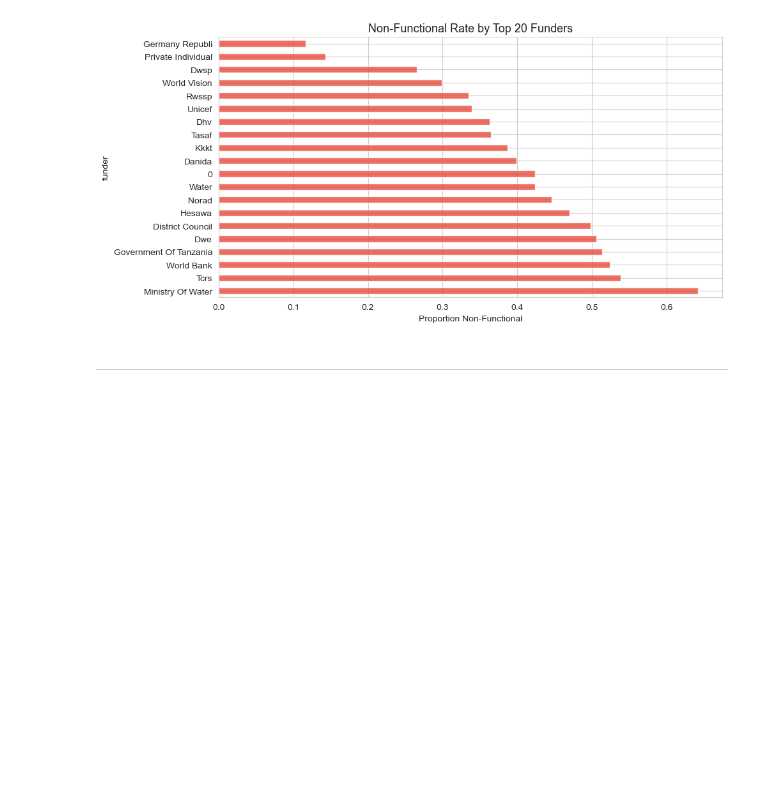
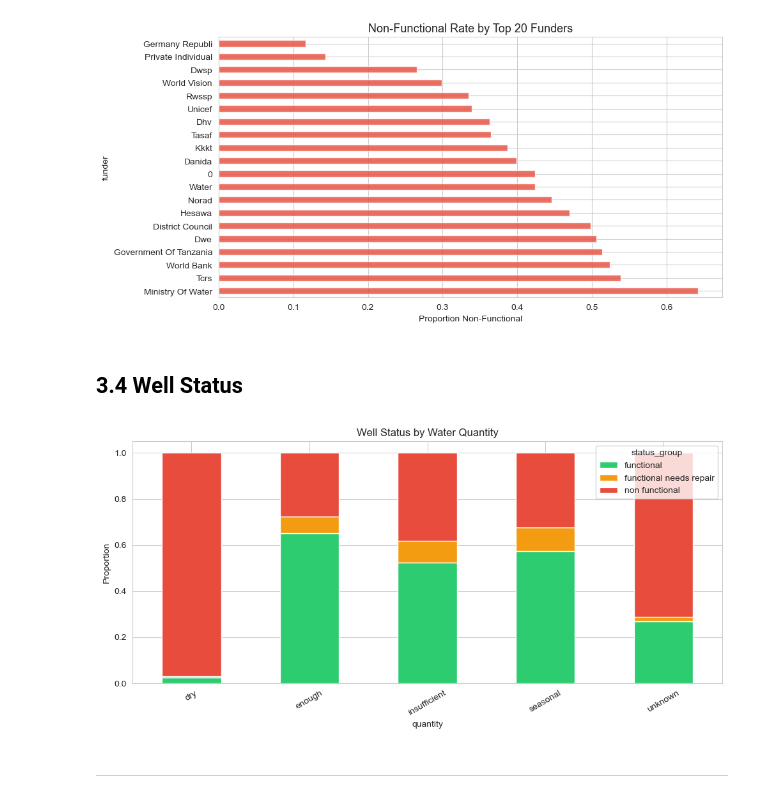
Before and after one commit to MoonwaMasaki/Tanzania_Water_Wells, a Jupyter notebook: Notebooks/EDA.ipynb, the cells around one changed output. Cells and saved outputs as stored; diff of their text form; code cells hidden in the pictures; blank space fills up the shorter version.

```diff
--- a/Notebooks/EDA.ipynb
+++ b/Notebooks/EDA.ipynb
@@ -292,6 +292,21 @@ plt.show()
 Unique funders:    1896
 Unique installers: 2145
 [figure]
+# %% [markdown]
+## 3.4 Well Status
+# %%
+# --- Example: Water Quantity vs Status ---
+pd.crosstab(df['quantity'], df['status_group'], normalize='index').plot(
+    kind='bar', stacked=True, figsize=(10, 5),
+    color=['#2ecc71', '#f39c12', '#e74c3c']
+)
+plt.title('Well Status by Water Quantity')
+plt.ylabel('Proportion')
+plt.xticks(rotation=30)
+plt.tight_layout()
+plt.show()
+# %% [output]
+[figure, added]
 # %% [markdown]
 ---
 # %% [markdown]
```
Also changed, not shown: parts of 1 cell of this notebook.
